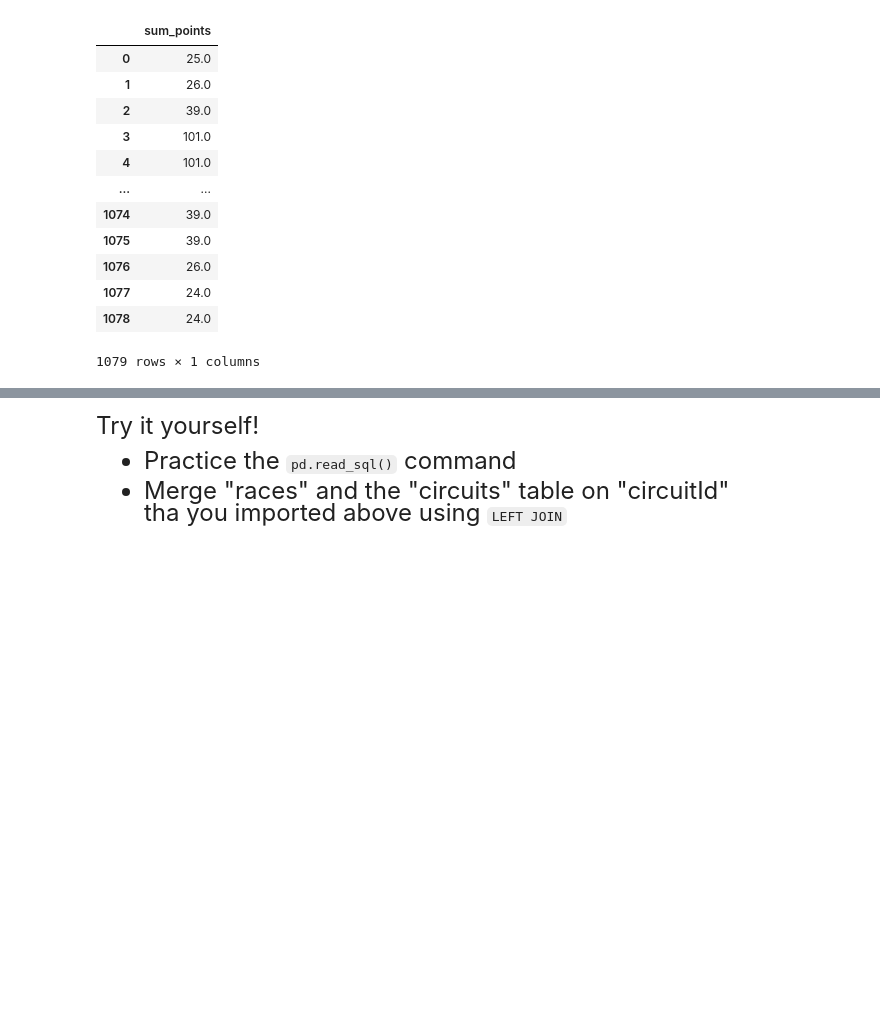
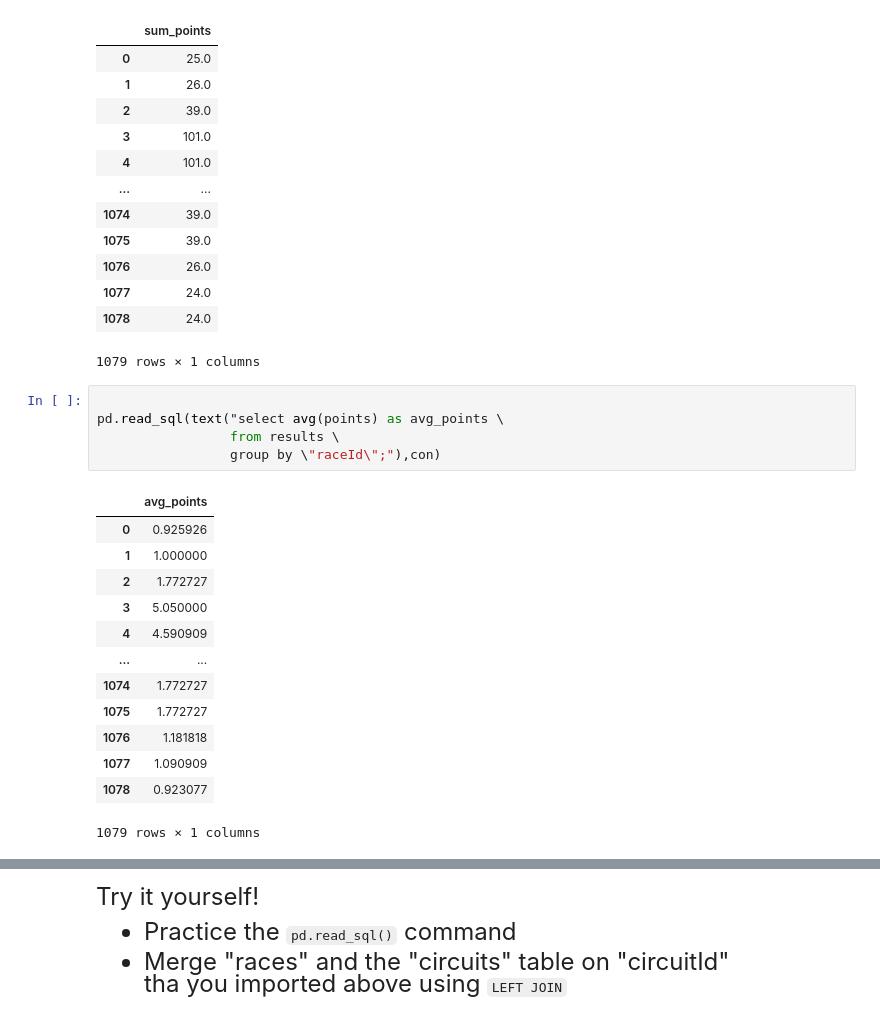
Before and after one commit to jadarro/qtm151_fall_2023, a Jupyter notebook: lecture_18/personal_lecture18.ipynb, the cells around one changed output, grey strips where cells are left out. Cells and saved outputs as stored; diff of their text form; blank space fills up the shorter version.

```diff
--- a/lecture_18/personal_lecture18.ipynb
+++ b/lecture_18/personal_lecture18.ipynb
@@ -261,3 +264,22 @@ pd.read_sql(text("SELECT SUM(points) AS sum_points \
 | 1077 | 24.0 |
 | 1078 | 24.0 |
 1079 rows × 1 columns
+# %%
+
+pd.read_sql(text("select avg(points) as avg_points \
+                 from results \
+                 group by \"raceId\";"),con)
+# %% [output]
+|  | avg_points |
+| 0 | 0.925926 |
+| 1 | 1.000000 |
+| 2 | 1.772727 |
+| 3 | 5.050000 |
+| 4 | 4.590909 |
+| ... | ... |
+| 1074 | 1.772727 |
+| 1075 | 1.772727 |
+| 1076 | 1.181818 |
+| 1077 | 1.090909 |
+| 1078 | 0.923077 |
+1079 rows × 1 columns
```
Also changed, not shown: parts of 2 cells of this notebook, 3 other files.
